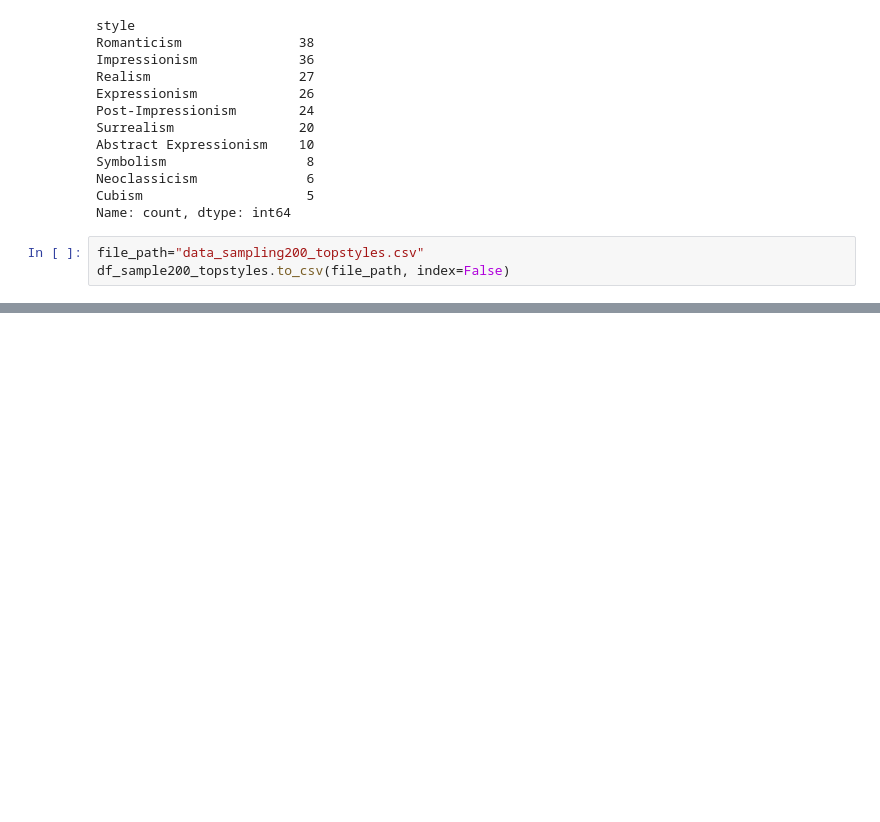
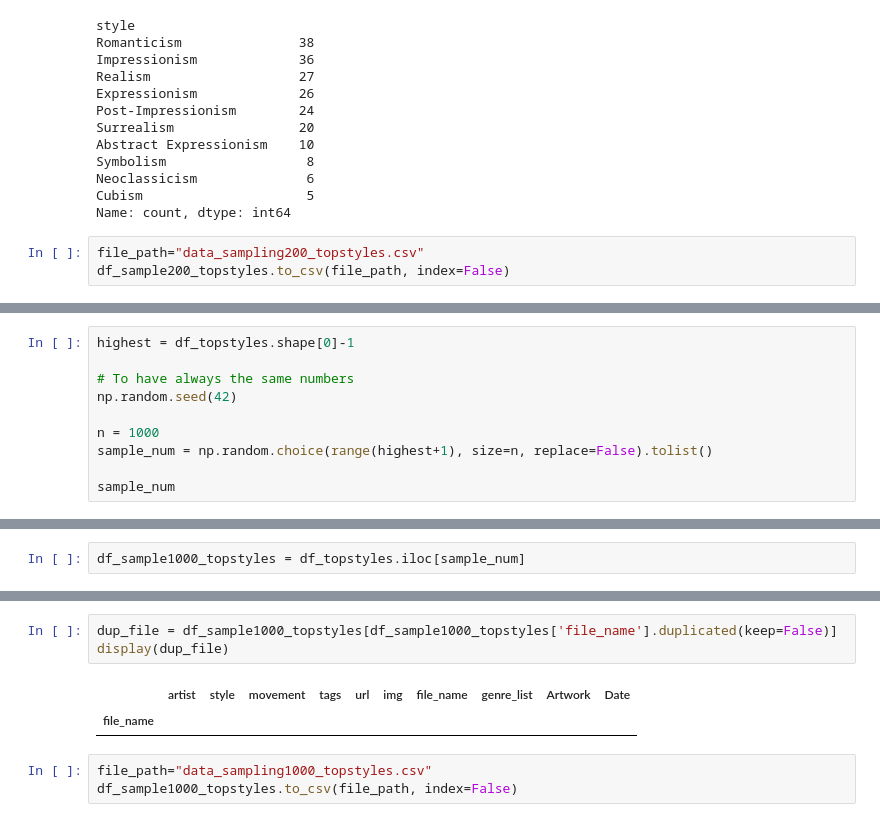
Before and after one commit to gwen-m97/inspiart, a Jupyter notebook: notebooks/gwen database wikiart sampling.ipynb, the cells around one changed output, grey strips where cells are left out. Drawn from its saved outputs; the diff is of its cells as text; blank space fills up the shorter version.

```diff
--- a/notebooks/gwen database wikiart sampling.ipynb
+++ b/notebooks/gwen database wikiart sampling.ipynb
@@ -197,0 +202,10 @@ df_sample200_topstyles.to_csv(file_path, index=False)
+# %%
+highest = df_topstyles.shape[0]-1
+
+# To have always the same numbers
+np.random.seed(42)
+
+n = 1000
+sample_num = np.random.choice(range(highest+1), size=n, replace=False).tolist()
+
+sample_num
@@ -197,0 +230,2 @@ df_sample200_topstyles.to_csv(file_path, index=False)
+# %%
+df_sample1000_topstyles = df_topstyles.iloc[sample_num]
@@ -197,0 +257,9 @@ df_sample200_topstyles.to_csv(file_path, index=False)
+# %%
+dup_file = df_sample1000_topstyles[df_sample1000_topstyles['file_name'].duplicated(keep=False)]
+display(dup_file)
+# %% [output]
+|  | artist | style | movement | tags | url | img | file_name | genre_list | Artwork | Date |
+| file_name |  |  |  |  |  |  |  |  |  |  |
+# %%
+file_path="data_sampling1000_topstyles.csv"
+df_sample1000_topstyles.to_csv(file_path, index=False)
```
Also changed, not shown: parts of 5 cells of this notebook, 2 other files.
